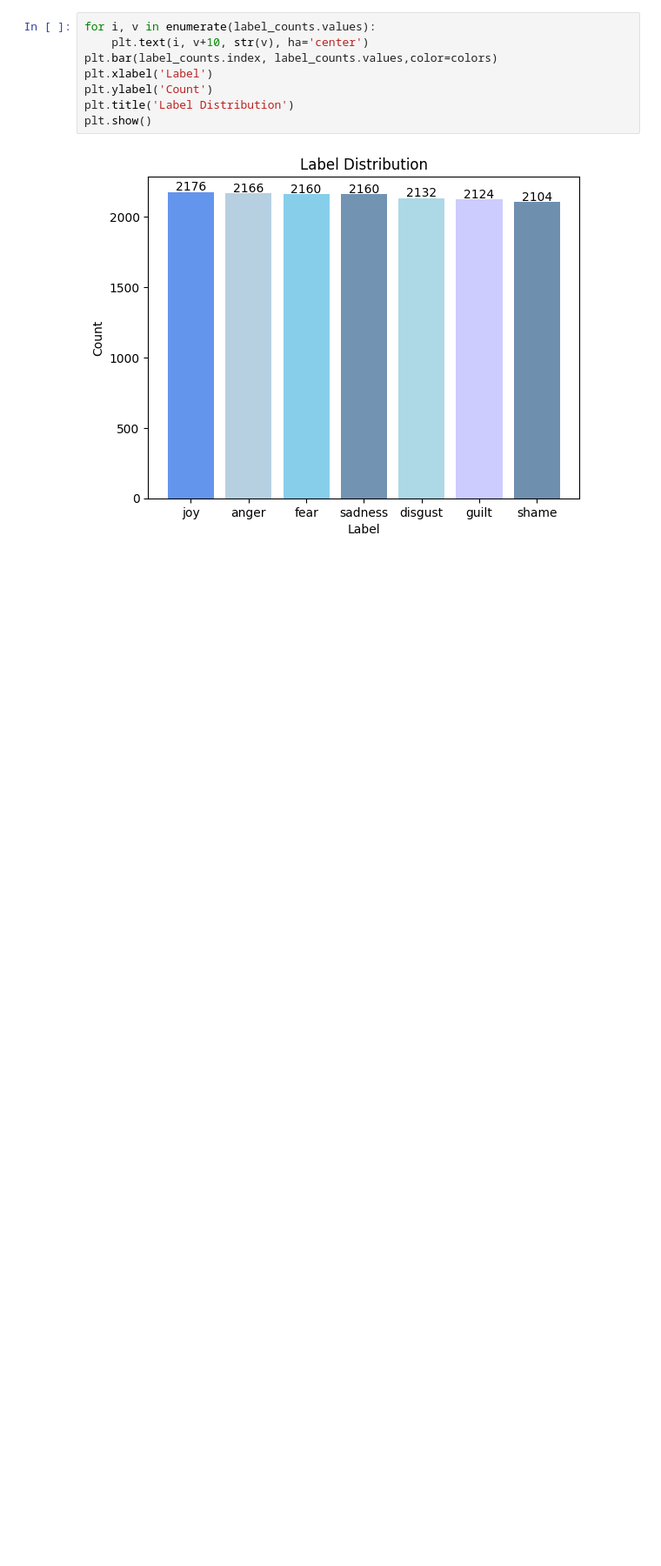
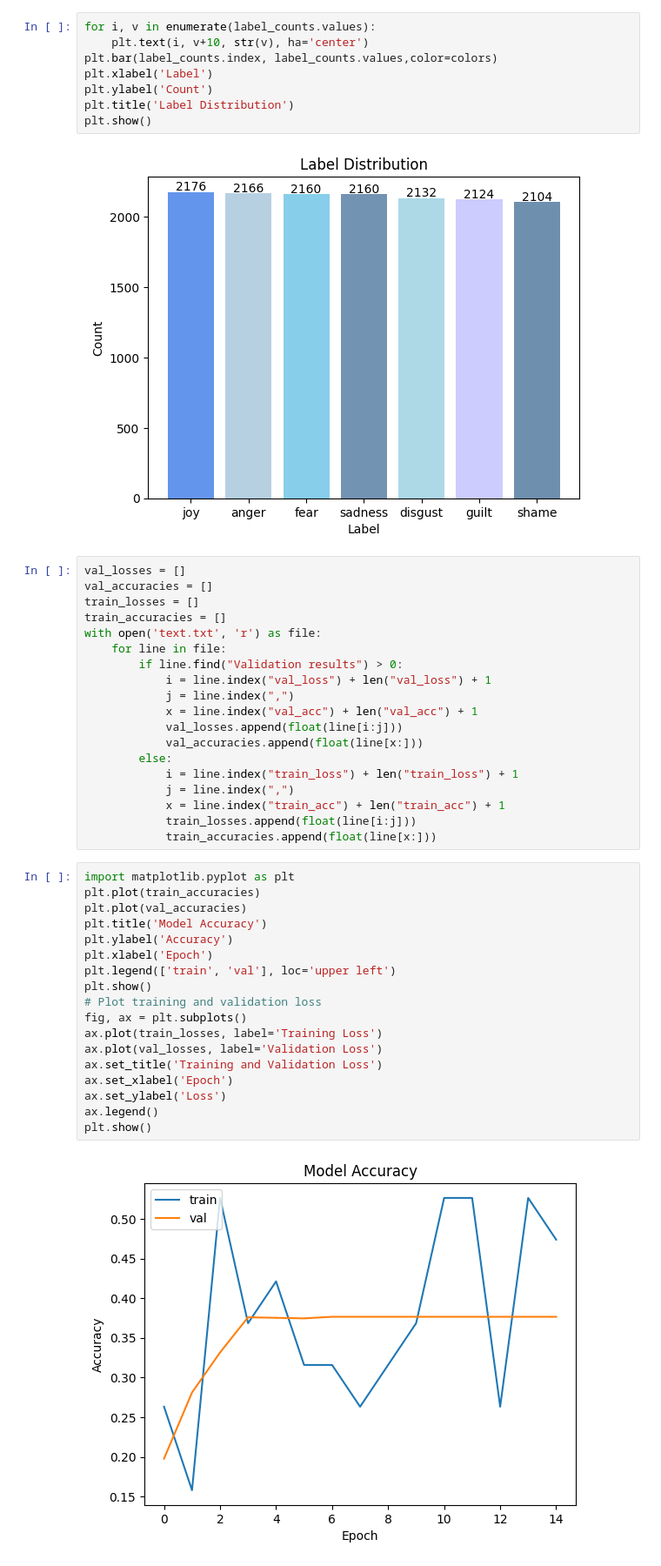
Before and after one commit to CarlaSoffia/ER_NUI, a Jupyter notebook: SentimentAnalysis/graphs.ipynb, the cells around one changed output. Shown: that part at 87% size. Cells and saved outputs as stored; diff of their text form; blank space fills up the shorter version.

```diff
--- a/SentimentAnalysis/graphs.ipynb
+++ b/SentimentAnalysis/graphs.ipynb
@@ -20,3 +20,42 @@ plt.title('Label Distribution')
 plt.show()
 # %% [output]
 [figure]
+# %%
+val_losses = []
+val_accuracies = []
+train_losses = []
+train_accuracies = []
+with open('text.txt', 'r') as file:
+    for line in file:
+        if line.find("Validation results") > 0:
+            i = line.index("val_loss") + len("val_loss") + 1
+            j = line.index(",")
+            x = line.index("val_acc") + len("val_acc") + 1
+            val_losses.append(float(line[i:j]))
+            val_accuracies.append(float(line[x:]))
+        else:
+            i = line.index("train_loss") + len("train_loss") + 1
+            j = line.index(",")
+            x = line.index("train_acc") + len("train_acc") + 1
+            train_losses.append(float(line[i:j]))
+            train_accuracies.append(float(line[x:]))
+# %%
+import matplotlib.pyplot as plt
+plt.plot(train_accuracies)
+plt.plot(val_accuracies)
+plt.title('Model Accuracy')
+plt.ylabel('Accuracy')
+plt.xlabel('Epoch')
+plt.legend(['train', 'val'], loc='upper left')
+plt.show()
+# Plot training and validation loss
+fig, ax = plt.subplots()
+ax.plot(train_losses, label='Training Loss')
+ax.plot(val_losses, label='Validation Loss')
+ax.set_title('Training and Validation Loss')
+ax.set_xlabel('Epoch')
+ax.set_ylabel('Loss')
+ax.legend()
+plt.show()
+# %% [output]
+[figure, added]
```
Also changed, not shown: parts of 1 cell of this notebook, 12 other files.
